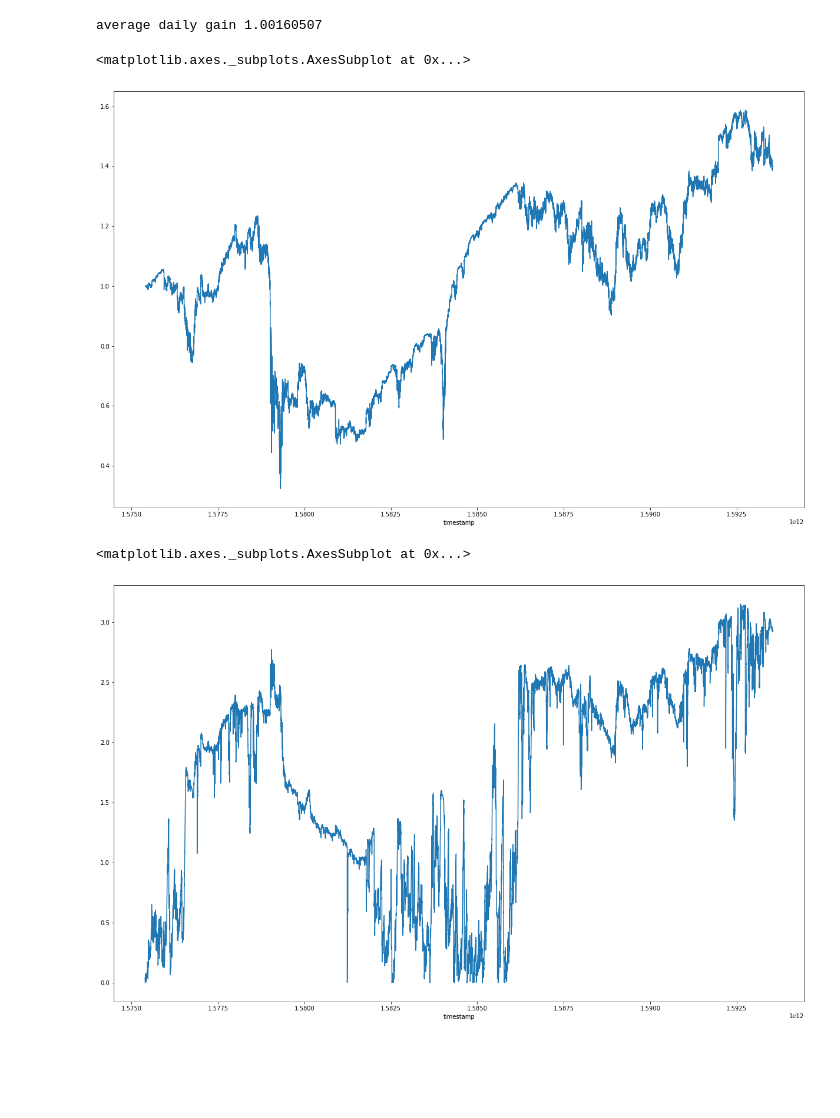
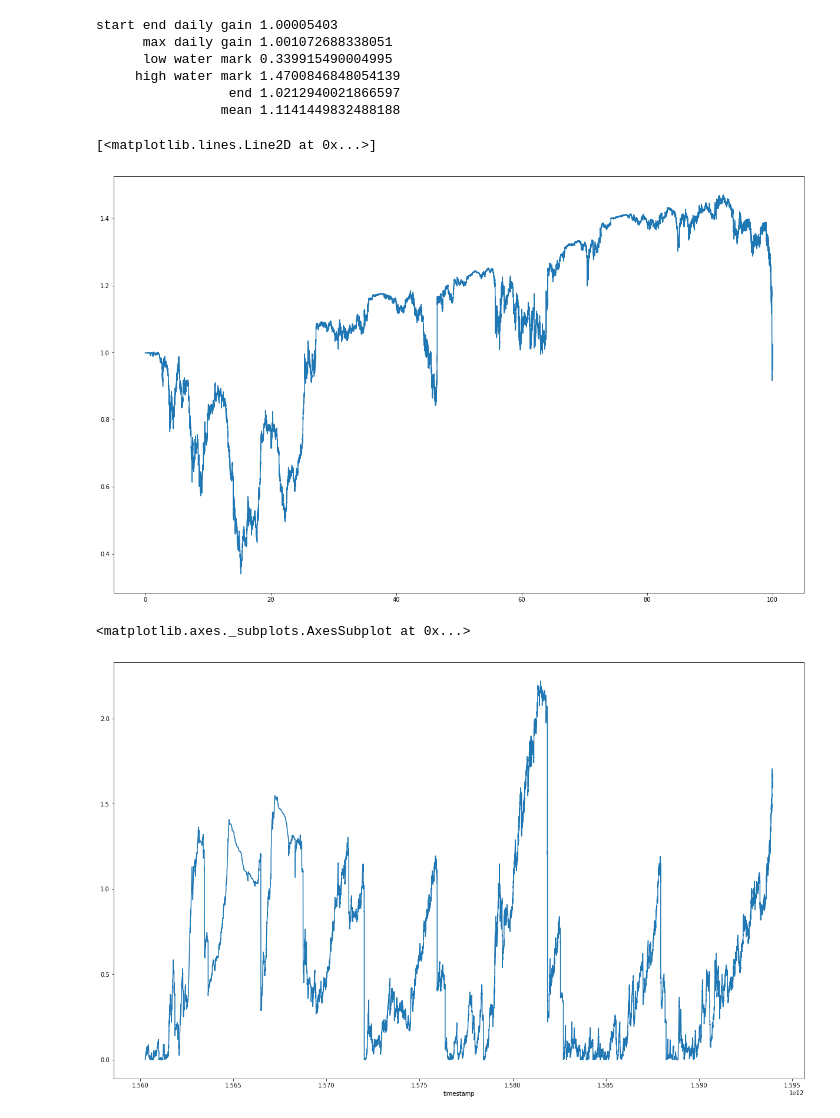
Before and after one commit to enarjord/passivbot_binance_isolated_margin_legacy, a Jupyter notebook: backtesting_notes.ipynb, the cells around one changed output. Saved outputs shown, nothing was run; the diff lists cells and outputs as text; code cells hidden in the pictures; blank space fills up the shorter version.

```diff
--- a/backtesting_notes.ipynb
+++ b/backtesting_notes.ipynb
@@ -54,8 +69,8 @@ print(settings['account_equity_pct_per_trade'] * 60)
 # %%
 symbols = [f'{c}/BTC' for c in settings['coins_long']]
 symbols = sorted(symbols)
-n_days = 30 * 7
-symbols = [s for s in symbols if not any(s.startswith(c) for c in ['VET', 'IOST'])]
+n_days = 30 * 13
+#symbols = [s for s in symbols if not any(s.startswith(c) for c in ['VET', 'IOST'])]
 symbols
 # %% [output]
 ['ADA/BTC',
@@ -98,16 +136,31 @@ bldf.drop(['acc_equity_quot', 'acc_debt_quot'], axis=1).iloc[::10].plot()
 # %%
 start_equity = bldf.acc_equity_quot.iloc[0]
 end_equity = bldf.acc_equity_quot.iloc[-1]
 n_days = (bldf.index[-1] - bldf.index[0]) / 1000 / 60 / 60 / 24
 avg_daily_gain = (end_equity / start_equity)**(1 / n_days)
-print('average daily gain', round(avg_daily_gain, 8))
-bldf.acc_equity_quot.plot()
+hwme = bldf.acc_equity_quot.max()
+hwmi = bldf.acc_equity_quot.idxmax()
+n_days_hwm = (hwmi - bldf.index[0]) / 1000 / 60 / 60 / 24
+ideal_daily_gain = (hwme / start_equity)**(1 / n_days_hwm)
+print('start end daily gain', round(avg_daily_gain, 8))
+print('      max daily gain', ideal_daily_gain)
+print('      low water mark', bldf.acc_equity_quot.min())
+print('     high water mark', hwme)
+print('                 end', bldf.acc_equity_quot.iloc[-1])
+print('                mean', bldf.acc_equity_quot.mean())
+
+plt.plot(np.linspace(0, 100, len(bldf)), bldf.acc_equity_quot.values)
 # %% [output]
-average daily gain 1.00160507
+start end daily gain 1.00005403
+      max daily gain 1.001072688338051
+      low water mark 0.339915490004995
+     high water mark 1.4700846848054139
+                 end 1.0212940021866597
+                mean 1.1141449832488188
-<matplotlib.axes._subplots.AxesSubplot at 0x...>
+[<matplotlib.lines.Line2D at 0x...>]
-[figure, old version]
+[figure, new version]
 # %%
 bldf.acc_debt_quot.plot()
 # %% [output]
 <matplotlib.axes._subplots.AxesSubplot at 0x...>
-[figure, old version]
+[figure, new version]
```
Also changed, not shown: parts of 16 cells of this notebook.
